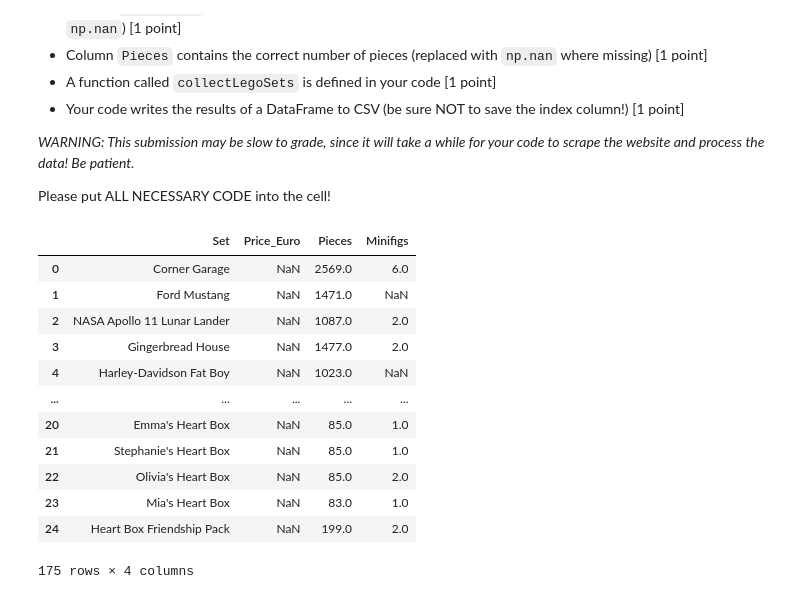
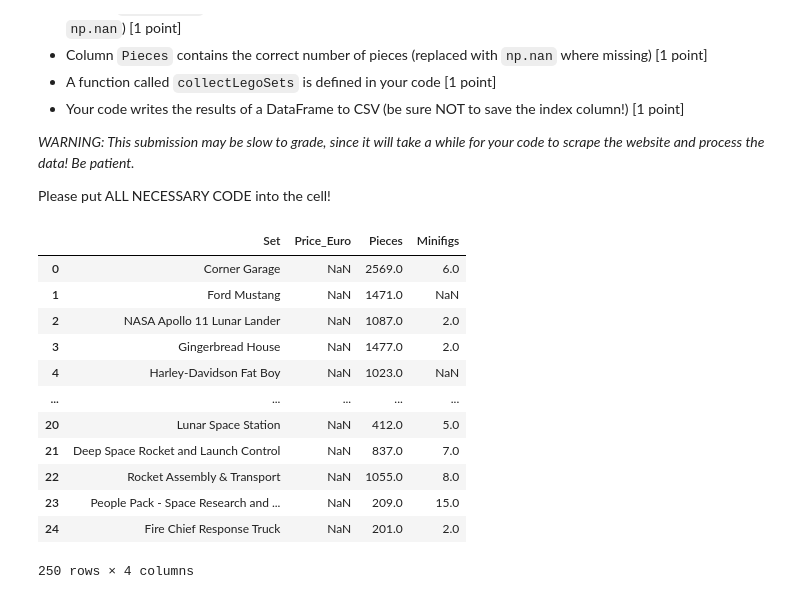
Before and after one commit to UNOBusinessForecasting/assignment-7-web-scraping-Muohaned, a Jupyter notebook: Lesson.ipynb, the cells around one changed output. Cells and saved outputs as stored; diff of their text form; code cells hidden in the pictures.

```diff
--- a/Lesson.ipynb
+++ b/Lesson.ipynb
@@ -1094,39 +1094,38 @@ def collectLegoSets(startURL):
             row.append(np.nan)
 
 
         # Add the row of data to the dataset
         newData.append(row)
 
-    newData = pd.DataFrame(newData, columns = ['Set', 'Price_Euro','Pieces','Minifigs']
+    newData = pd.DataFrame(newData, columns = ['Set', 'Price_Euro','Pieces','Minifigs'])
 
     # Check if there are more results on the "next" page
     try:
         nextPage = parsed.find('li', class_="next").a['href']
     except:
-        nextPage = 0
+        nextPage = None
 
     # If there is another page of results, grab it and combine
     if nextPage:
         return pd.concat([newData, collectLegoSets(nextPage)], axis=0)
     # Otherwise return the current data
     else:
         return newData
 
-
 lego2019 = collectLegoSets("https://brickset.com/sets/year-2019")
 
 lego2019
 # %% [output]
 |  | Set | Price_Euro | Pieces | Minifigs |
 | 0 | Corner Garage | NaN | 2569.0 | 6.0 |
 | 1 | Ford Mustang | NaN | 1471.0 | NaN |
 | 2 | NASA Apollo 11 Lunar Lander | NaN | 1087.0 | 2.0 |
 | 3 | Gingerbread House | NaN | 1477.0 | 2.0 |
 | 4 | Harley-Davidson Fat Boy | NaN | 1023.0 | NaN |
 | ... | ... | ... | ... | ... |
-| 20 | Emma's Heart Box | NaN | 85.0 | 1.0 |
-| 21 | Stephanie's Heart Box | NaN | 85.0 | 1.0 |
-| 22 | Olivia's Heart Box | NaN | 85.0 | 2.0 |
-| 23 | Mia's Heart Box | NaN | 83.0 | 1.0 |
-| 24 | Heart Box Friendship Pack | NaN | 199.0 | 2.0 |
+| 20 | Lunar Space Station | NaN | 412.0 | 5.0 |
+| 21 | Deep Space Rocket and Launch Control | NaN | 837.0 | 7.0 |
+| 22 | Rocket Assembly & Transport | NaN | 1055.0 | 8.0 |
+| 23 | People Pack - Space Research and ... | NaN | 209.0 | 15.0 |
+| 24 | Fire Chief Response Truck | NaN | 201.0 | 2.0 |
-175 rows × 4 columns
+250 rows × 4 columns
```
